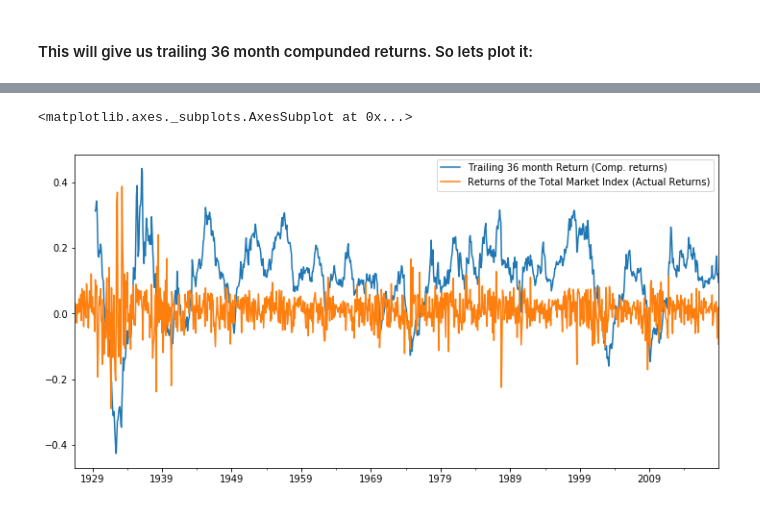
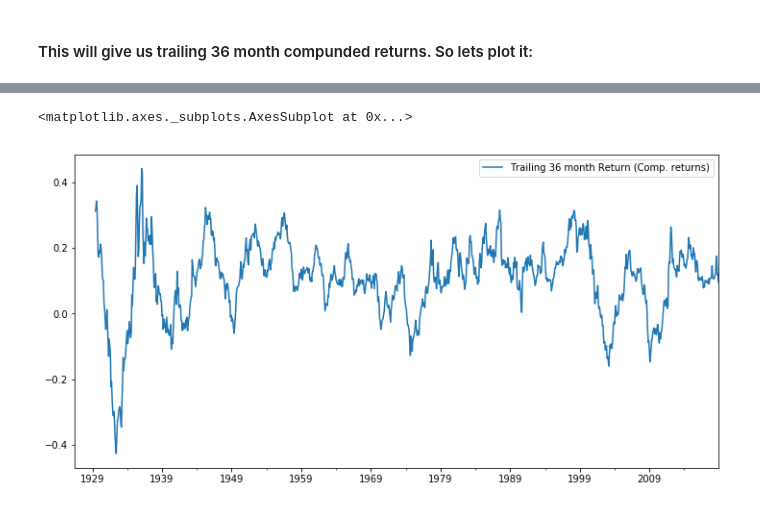
Before and after one commit to biv-neupane7/Investment-management-with-python, a Jupyter notebook: Limits of Diversification.ipynb, the cells around one changed output, grey strips where cells are left out. Saved outputs shown, nothing was run; the diff lists cells and outputs as text; code cells hidden in the pictures.

```diff
--- a/Limits of Diversification.ipynb
+++ b/Limits of Diversification.ipynb
@@ -152,7 +175,7 @@ tmi_tr36mrets=total_market_return.rolling(window=36).aggregate(ak.annualize_rets
 # %%
 tmi_tr36mrets.plot(figsize=(12,6), label="Trailing 36 month Return (Comp. returns)", legend=True)
 ## Lets add the total market return as well
-total_market_return.plot(figsize=(12,6), label="Returns of the Total Market Index (Actual Returns)",legend=True)
+#total_market_return.plot(figsize=(12,6), label="Returns of the Total Market Index (Actual Returns)",legend=True)
 # %% [output]
 <matplotlib.axes._subplots.AxesSubplot at 0x...>
-[figure, old version]
+[figure, new version]
```
Also changed, not shown: parts of 23 cells of this notebook.
